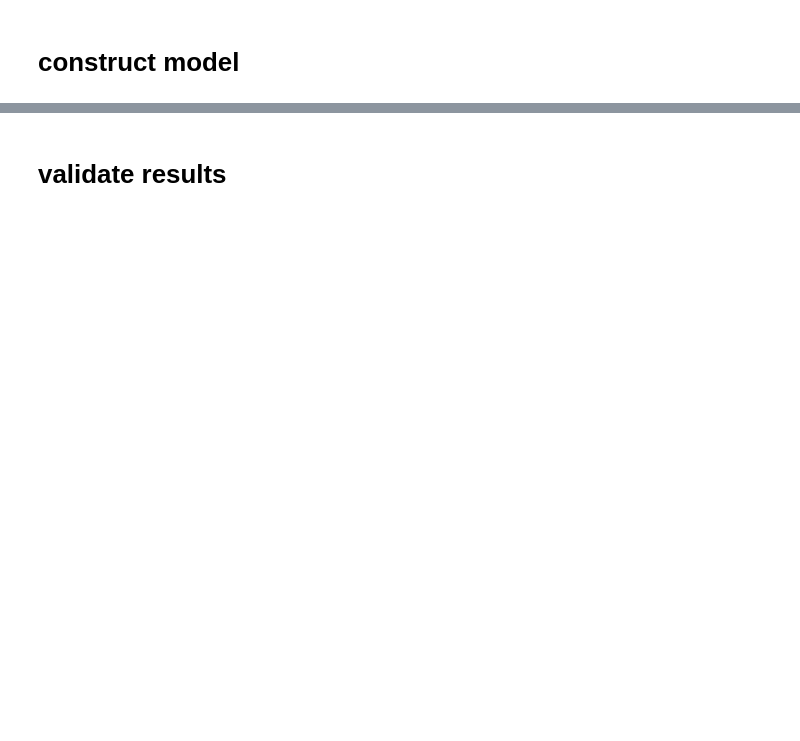
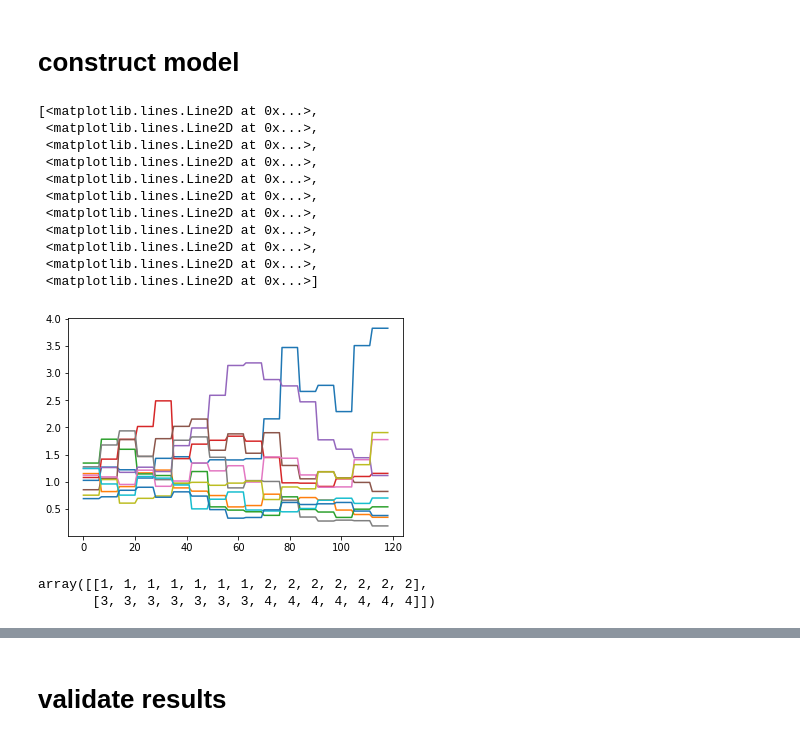
Before and after one commit to MrinankSharma/COVID19NPISecondWave, a Jupyter notebook: notebooks/pass_small.ipynb, the cells around one changed output, grey strips where cells are left out. Drawn from its saved outputs; the diff is of its cells as text; code cells hidden in the pictures; blank space fills up the shorter version.

```diff
--- a/notebooks/pass_small.ipynb
+++ b/notebooks/pass_small.ipynb
@@ -8,8 +8,30 @@ import numpy as np
 from epimodel.preprocessing import preprocess_data
 from epimodel.epiparam import EpidemiologicalParameters
 # %%
-data = preprocess_data("../data/synth_data.csv")
+data = preprocess_data("../data/synth_data_small.csv")
 # %%
 ep = EpidemiologicalParameters()
 # %% [markdown]
 # construct model
+# %%
+nRs = 40
+nDs = 114
+# %%
+nNP = jnp.ceil(nDs / 7)
+
+noise = np.random.normal(size=(40, int(nNP)))
+# %%
+plt.plot(np.exp(np.repeat(np.cumsum(noise * 0.25, axis=-1), 7, axis=-1)[:data.nRs, :data.nDs].T))
+# %% [output]
+[<matplotlib.lines.Line2D at 0x...>,
+ <matplotlib.lines.Line2D at 0x...>,
+ <matplotlib.lines.Line2D at 0x...>,
+ <matplotlib.lines.Line2D at 0x...>,
+ <matplotlib.lines.Line2D at 0x...>,
+ <matplotlib.lines.Line2D at 0x...>,
+ <matplotlib.lines.Line2D at 0x...>,
+ <matplotlib.lines.Line2D at 0x...>,
+ <matplotlib.lines.Line2D at 0x...>,
+ <matplotlib.lines.Line2D at 0x...>,
+ <matplotlib.lines.Line2D at 0x...>]
+[figure, added]
@@ -16,3 +42,8 @@ ep = EpidemiologicalParameters()
+# %%
+x.repeat(7, axis=1)
+# %% [output]
+array([[1, 1, 1, 1, 1, 1, 1, 2, 2, 2, 2, 2, 2, 2],
+       [3, 3, 3, 3, 3, 3, 3, 4, 4, 4, 4, 4, 4, 4]])
 # %%
 import numpyro
 from numpyro.infer import MCMC, NUTS, Predictive
```
Also changed, not shown: parts of 6 cells of this notebook, 7 other files.
